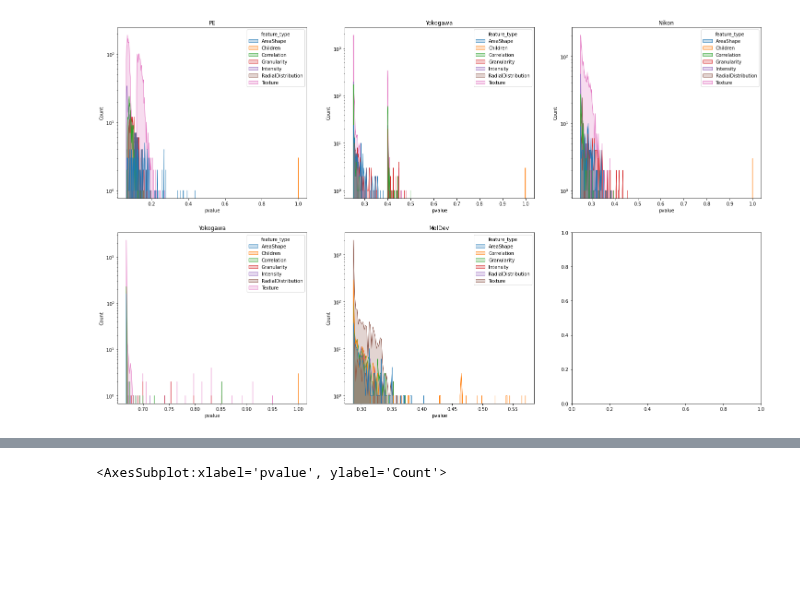
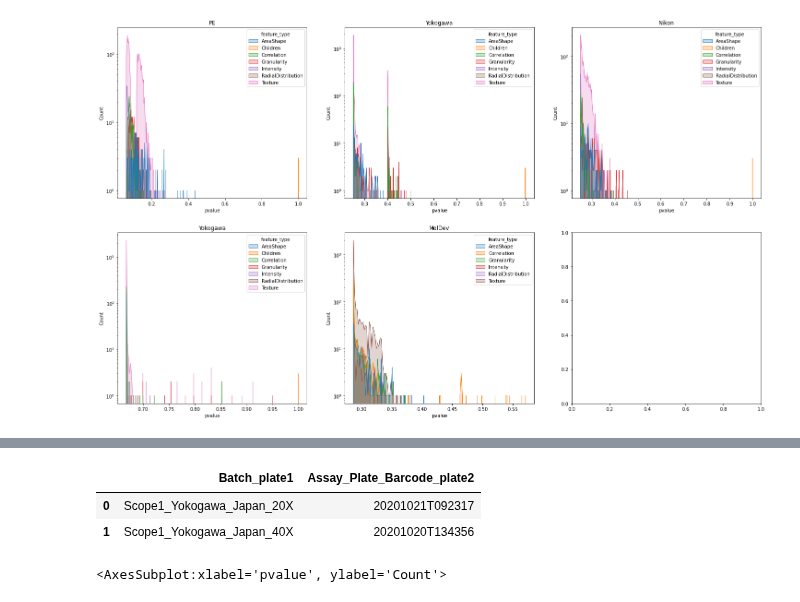
Before and after one commit to jump-cellpainting/jump-scope-analysis, a Jupyter notebook: notebooks/feature_exploration.ipynb, the cells around one changed output, grey strips where cells are left out. Saved outputs shown, nothing was run; the diff lists cells and outputs as text; code cells hidden in the pictures; blank space fills up the shorter version.

```diff
--- a/notebooks/feature_exploration.ipynb
+++ b/notebooks/feature_exploration.ipynb
@@ -857,3 +876,11 @@ MolDev_all_plate_comparison.csv
+# %%
+t = pd.read_csv("/Users/ctromans/image-analysis/jump_scope/jump-scope-analysis/notebooks/Yokogawa_Japan_all_plate_comparison_exclude_different_mag_binning_comparison.csv")
+
+t[["Batch_plate1", "Assay_Plate_Barcode_plate2"]]
+# %% [output]
+|  | Batch_plate1 | Assay_Plate_Barcode_plate2 |
+| 0 | Scope1_Yokogawa_Japan_20X | 20201021T092317 |
+| 1 | Scope1_Yokogawa_Japan_40X | 20201020T134356 |
 # %%
 
 df = pd.read_csv("/Users/ctromans/image-analysis/jump_scope/jump-scope-analysis/notebooks/MolDev_all_plate_comparison.csv")
```
Also changed, not shown: parts of 10 cells of this notebook, 23 other files.
